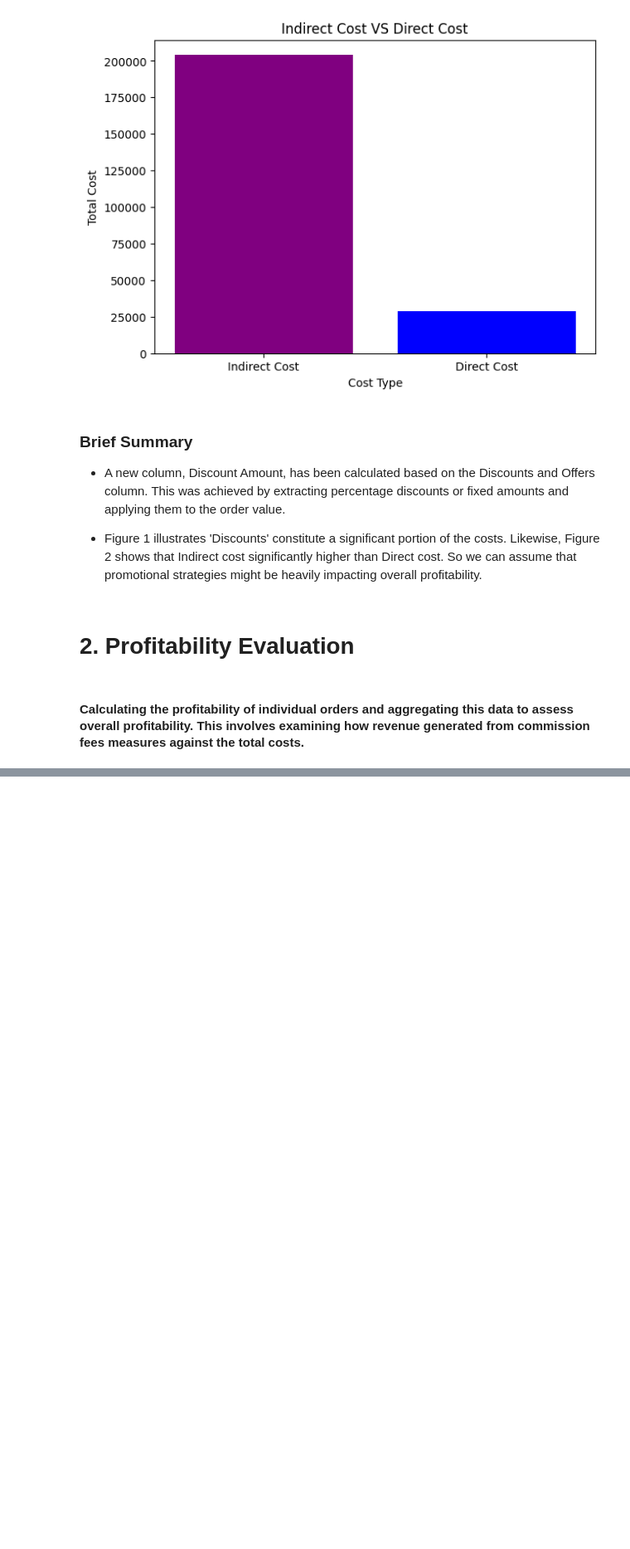
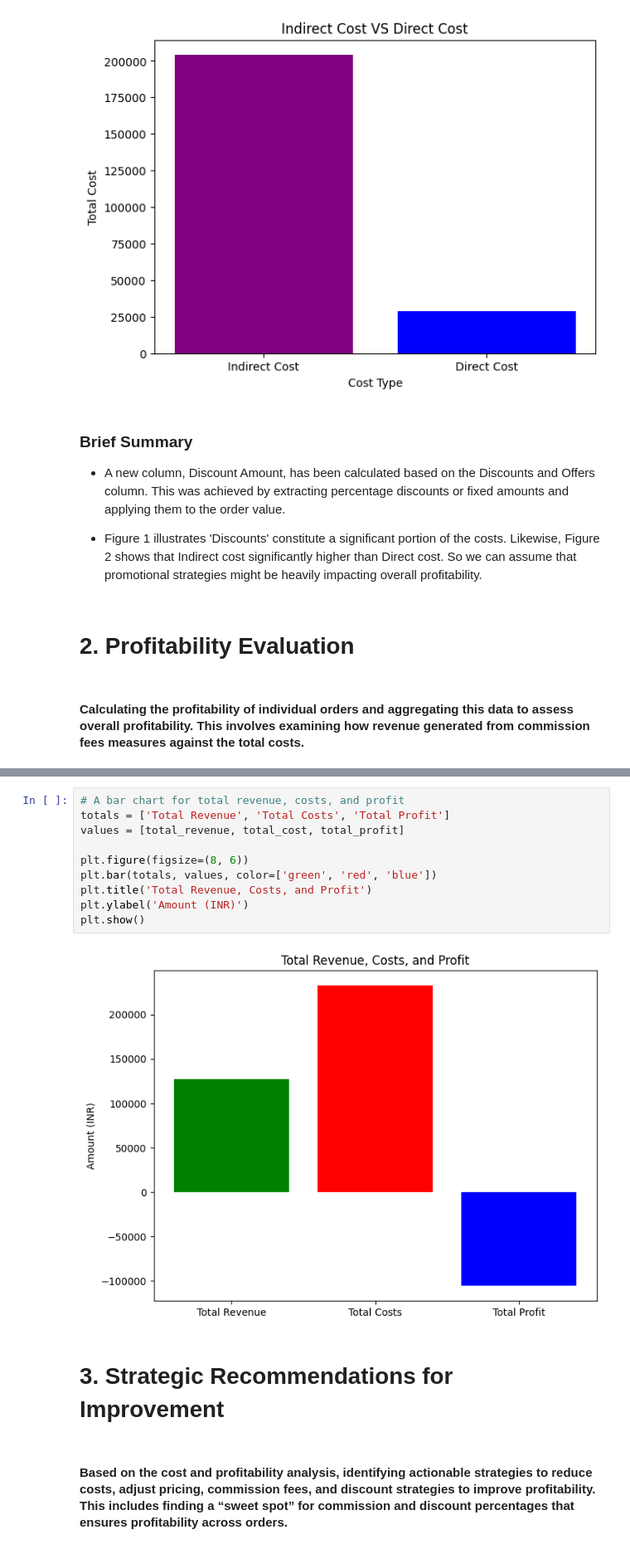
Before and after one commit to jeongseoho/food_delivery, a Jupyter notebook: food_delivery.ipynb, the cells around one changed output, grey strips where cells are left out. Shown: that part at 83% size. Cells and saved outputs as stored; diff of their text form; blank space fills up the shorter version.

```diff
--- a/food_delivery.ipynb
+++ b/food_delivery.ipynb
@@ -223,0 +253,16 @@ print(overall_metrics)
+# %%
+# A bar chart for total revenue, costs, and profit
+totals = ['Total Revenue', 'Total Costs', 'Total Profit']
+values = [total_revenue, total_cost, total_profit]
+
+plt.figure(figsize=(8, 6))
+plt.bar(totals, values, color=['green', 'red', 'blue'])
+plt.title('Total Revenue, Costs, and Profit')
+plt.ylabel('Amount (INR)')
+plt.show()
+# %% [output]
+[figure, added]
+# %% [markdown]
+# 3. Strategic Recommendations for Improvement
+# %% [markdown]
+#### Based on the cost and profitability analysis, identifying actionable strategies to reduce costs, adjust pricing, commission fees, and discount strategies to improve profitability. This includes finding a “sweet spot” for commission and discount percentages that ensures profitability across orders.
```
Also changed, not shown: parts of 10 cells of this notebook.
